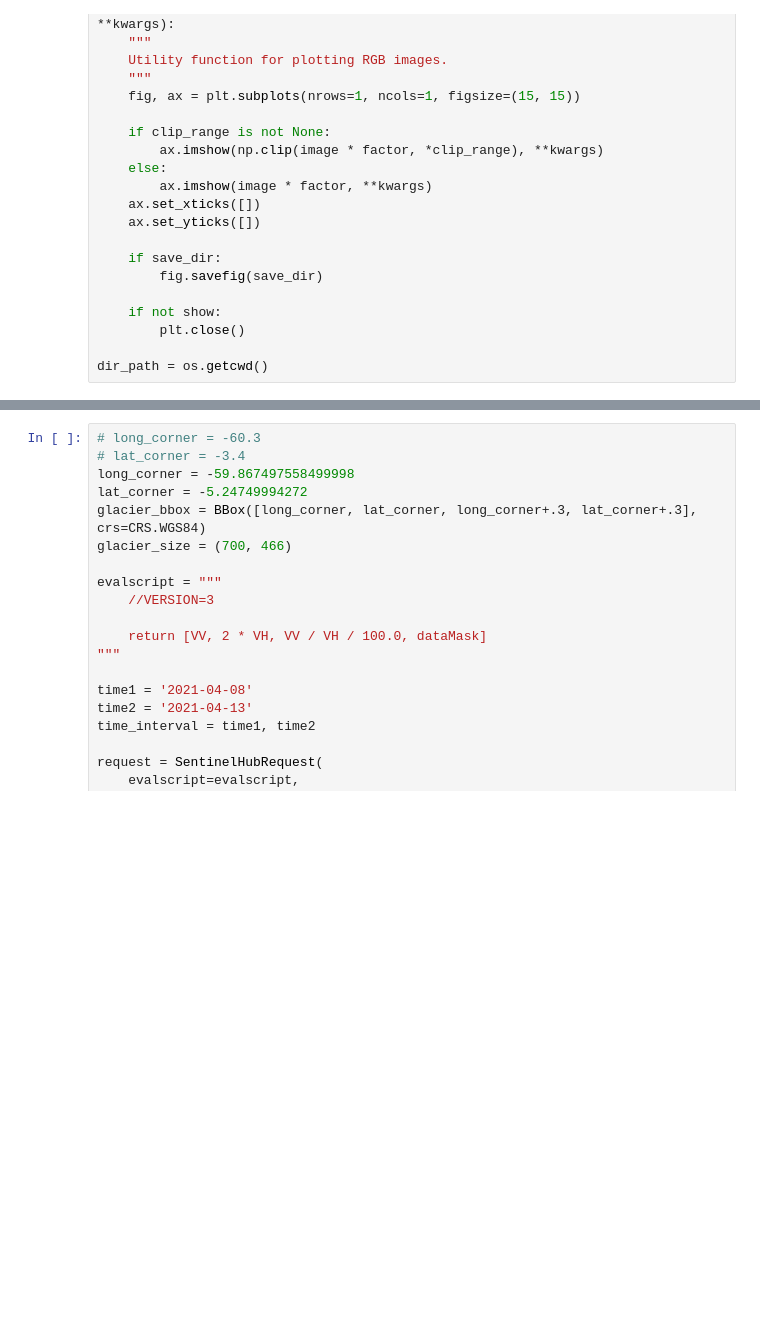
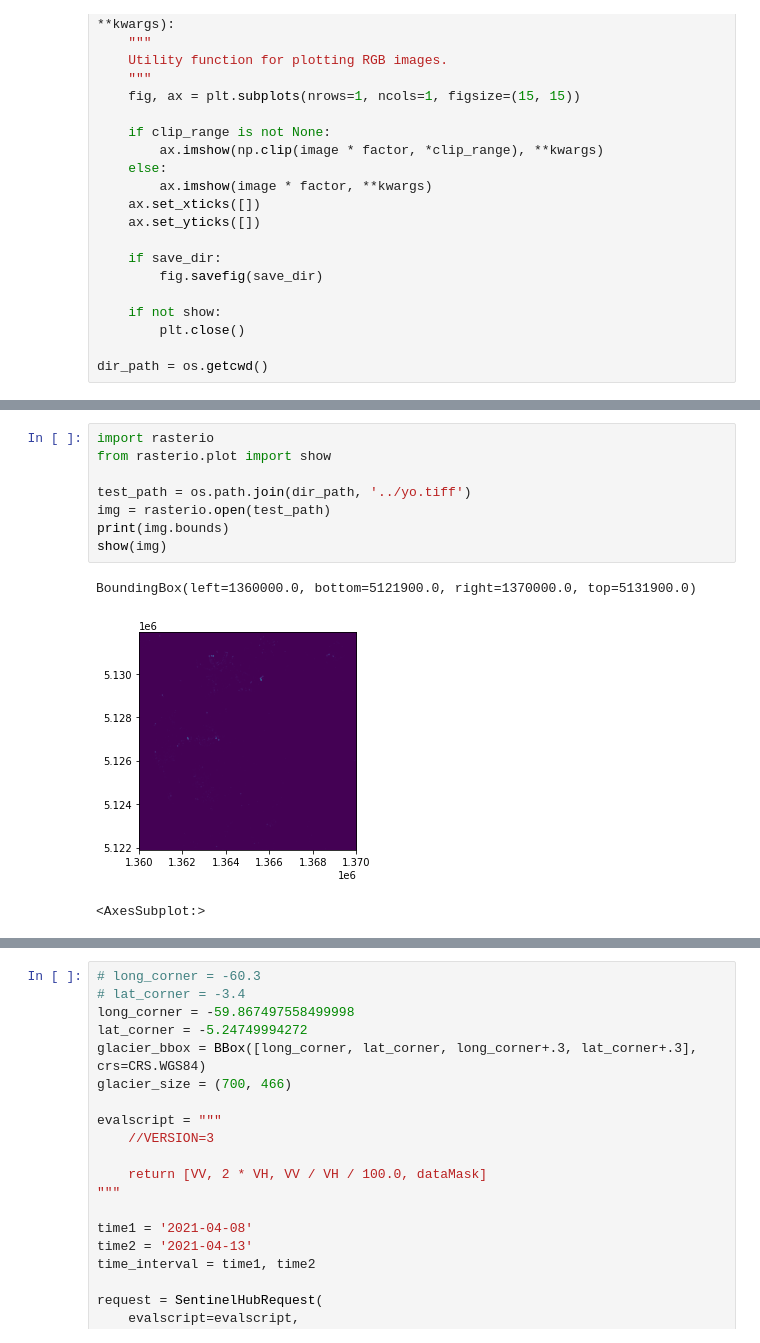
Before and after one commit to julianl092/amazon-barge-detection, a Jupyter notebook: data-collection/sentinel_1_pull_and_tile.ipynb, the cells around one changed output, grey strips where cells are left out. Drawn from its saved outputs; the diff is of its cells as text; blank space fills up the shorter version.

```diff
--- a/data-collection/sentinel_1_pull_and_tile.ipynb
+++ b/data-collection/sentinel_1_pull_and_tile.ipynb
@@ -192,3 +244,15 @@ BoundingBox(left=0.0, bottom=1080.0, right=1080.0, top=0.0)
+# %%
+import rasterio
+from rasterio.plot import show
+
+test_path = os.path.join(dir_path, '../yo.tiff')
+img = rasterio.open(test_path)
+print(img.bounds)
+show(img)
+# %% [output]
+BoundingBox(left=1360000.0, bottom=5121900.0, right=1370000.0, top=5131900.0)
+[figure, added]
+<AxesSubplot:>
 # %%
 import cv2
 
```
Also changed, not shown: parts of 9 cells of this notebook.
